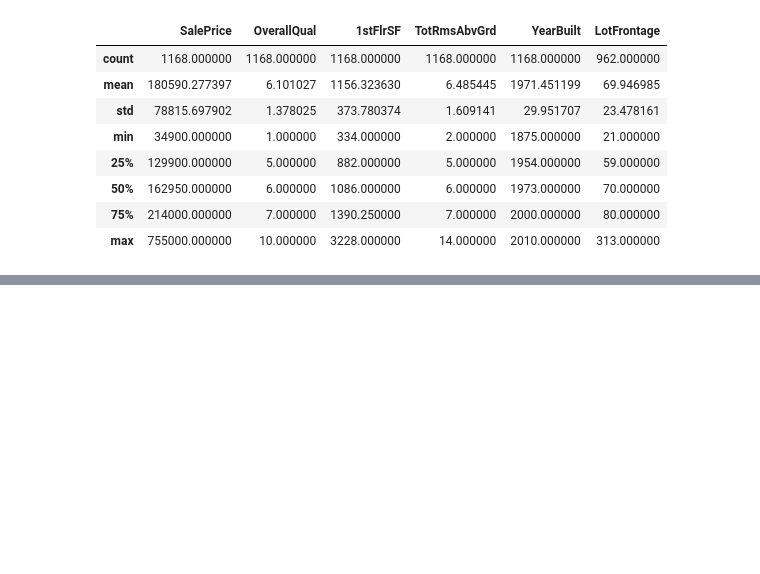
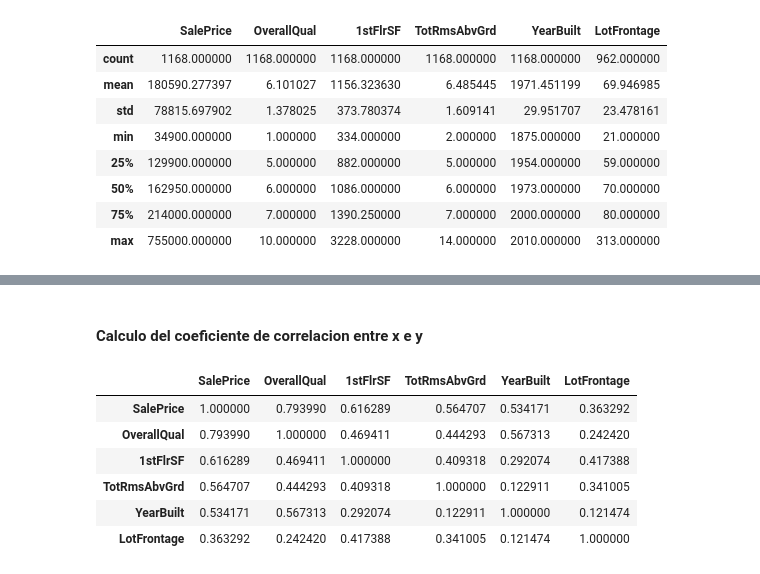
Before and after one commit to rub3ng0nzalez/MSDegree, a Jupyter notebook: Ciencia de datos en Python/proyecto_data/Proyecto-Ruben_Gonzalez.ipynb, the cells around one changed output, grey strips where cells are left out. Saved outputs shown, nothing was run; the diff lists cells and outputs as text; code cells hidden in the pictures; blank space fills up the shorter version.

```diff
--- a/Ciencia de datos en Python/proyecto_data/Proyecto-Ruben_Gonzalez.ipynb
+++ b/Ciencia de datos en Python/proyecto_data/Proyecto-Ruben_Gonzalez.ipynb
@@ -83,0 +95,13 @@ trainingdata["SalePrice"].min()
+# %% [markdown]
+#### Calculo del coeficiente de correlacion entre x e y
+# %%
+correlaciones=trainingdata.corr()
+correlaciones
+# %% [output]
+|  | SalePrice | OverallQual | 1stFlrSF | TotRmsAbvGrd | YearBuilt | LotFrontage |
+| SalePrice | 1.000000 | 0.793990 | 0.616289 | 0.564707 | 0.534171 | 0.363292 |
+| OverallQual | 0.793990 | 1.000000 | 0.469411 | 0.444293 | 0.567313 | 0.242420 |
+| 1stFlrSF | 0.616289 | 0.469411 | 1.000000 | 0.409318 | 0.292074 | 0.417388 |
+| TotRmsAbvGrd | 0.564707 | 0.444293 | 0.409318 | 1.000000 | 0.122911 | 0.341005 |
+| YearBuilt | 0.534171 | 0.567313 | 0.292074 | 0.122911 | 1.000000 | 0.121474 |
+| LotFrontage | 0.363292 | 0.242420 | 0.417388 | 0.341005 | 0.121474 | 1.000000 |
```
Also changed, not shown: parts of 7 cells of this notebook.
